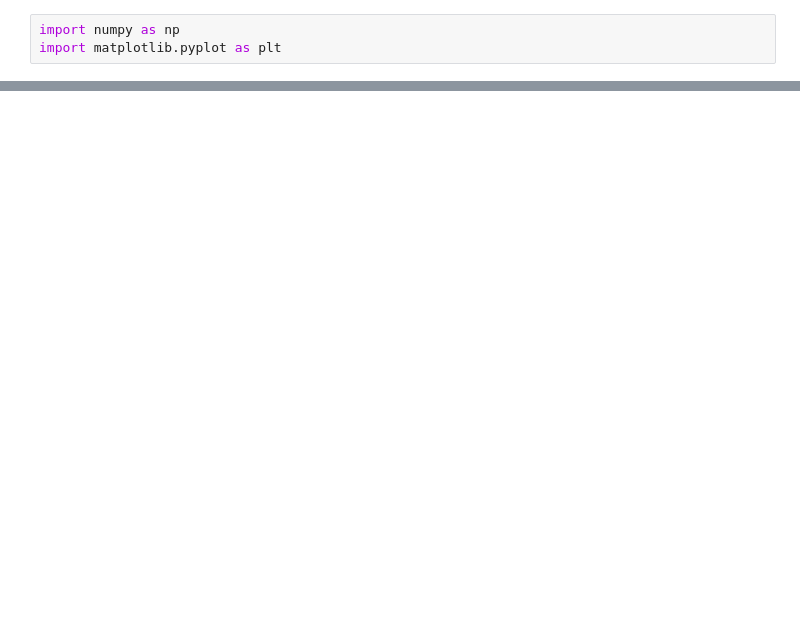
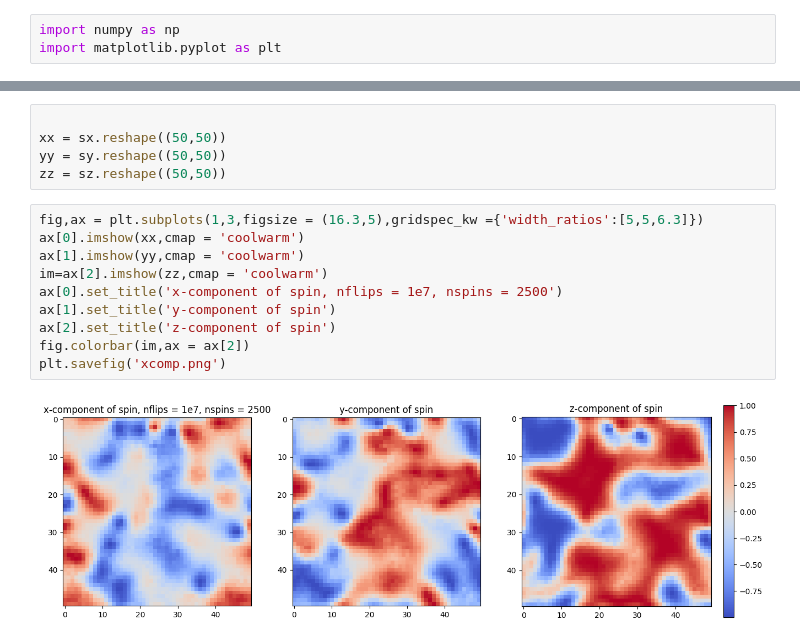
Before and after one commit to AsbjornPreuss/HPPC-2024, a Jupyter notebook: Final_project/Code/visual.ipynb, the cells around one changed output, grey strips where cells are left out. Drawn from its saved outputs; the diff is of its cells as text; blank space fills up the shorter version.

```diff
--- a/Final_project/Code/visual.ipynb
+++ b/Final_project/Code/visual.ipynb
@@ -25,0 +29,17 @@ plt.hist([np.arccos(sz/S),np.sign(sy)*np.arccos(sx/np.sqrt(sx**2+sy**2))],100,hi
+# %%
+
+xx = sx.reshape((50,50))
+yy = sy.reshape((50,50))
+zz = sz.reshape((50,50))
+# %%
+fig,ax = plt.subplots(1,3,figsize = (16.3,5),gridspec_kw ={'width_ratios':[5,5,6.3]})
+ax[0].imshow(xx,cmap = 'coolwarm')
+ax[1].imshow(yy,cmap = 'coolwarm')
+im=ax[2].imshow(zz,cmap = 'coolwarm')
+ax[0].set_title('x-component of spin, nflips = 1e7, nspins = 2500')
+ax[1].set_title('y-component of spin')
+ax[2].set_title('z-component of spin')
+fig.colorbar(im,ax = ax[2])
+plt.savefig('xcomp.png')
+# %% [output]
+[figure, added]
```
Also changed, not shown: parts of 3 cells of this notebook, 1 other file.
